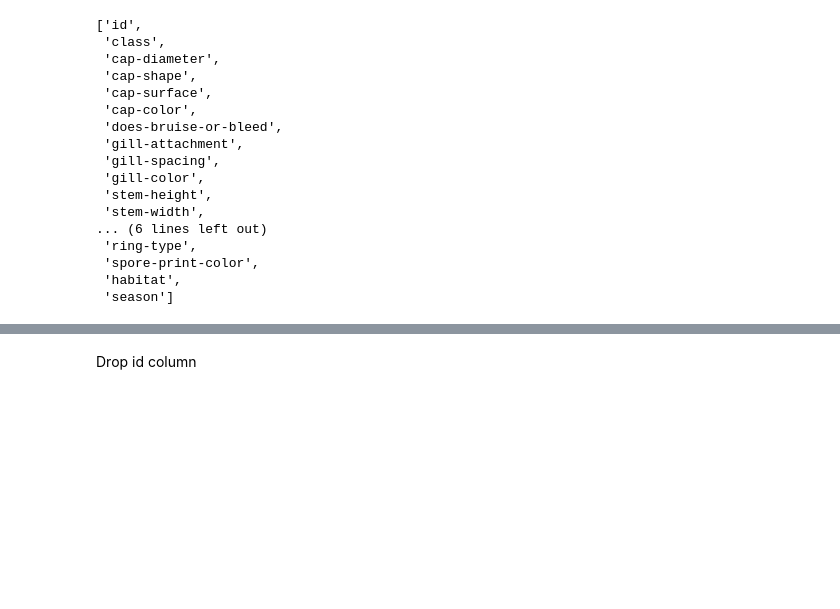
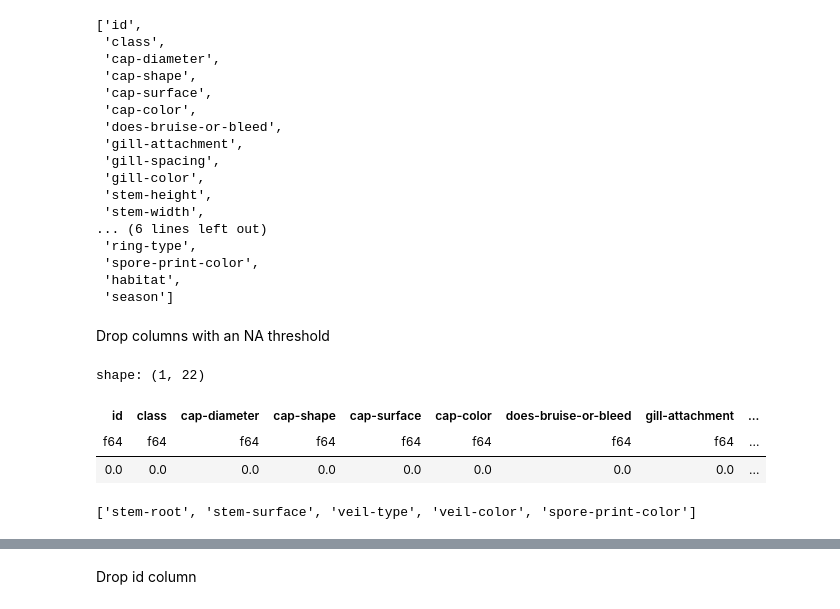
Before and after one commit to peterbull/kaggle-s04e08, a Jupyter notebook: initial_notebook_data_clean.ipynb, the cells around one changed output, grey strips where cells are left out. Drawn from its saved outputs; the diff is of its cells as text; code cells hidden in the pictures; blank space fills up the shorter version.

```diff
--- a/initial_notebook_data_clean.ipynb
+++ b/initial_notebook_data_clean.ipynb
@@ -158,3 +158,14 @@ df_train.columns
  'spore-print-color',
  'habitat',
  'season']
+# %% [markdown]
+Drop columns with an NA threshold
+# %%
+med_null_vals = df_train.lazy().with_columns([pl.all().is_null().median()]).collect()[0]
+# %%
+med_null_vals
+# %% [output]
+shape: (1, 22)
+| id | class | cap-diameter | cap-shape | cap-surface | cap-color | does-bruise-or-bleed | gill-attachment | ... |
+| f64 | f64 | f64 | f64 | f64 | f64 | f64 | f64 | ... |
+| 0.0 | 0.0 | 0.0 | 0.0 | 0.0 | 0.0 | 0.0 | 0.0 | ... |
@@ -160,0 +174,4 @@ df_train.columns
+# %%
+null_cols
+# %% [output]
+['stem-root', 'stem-surface', 'veil-type', 'veil-color', 'spore-print-color']
```
Also changed, not shown: parts of 18 cells of this notebook, 2 other files.
